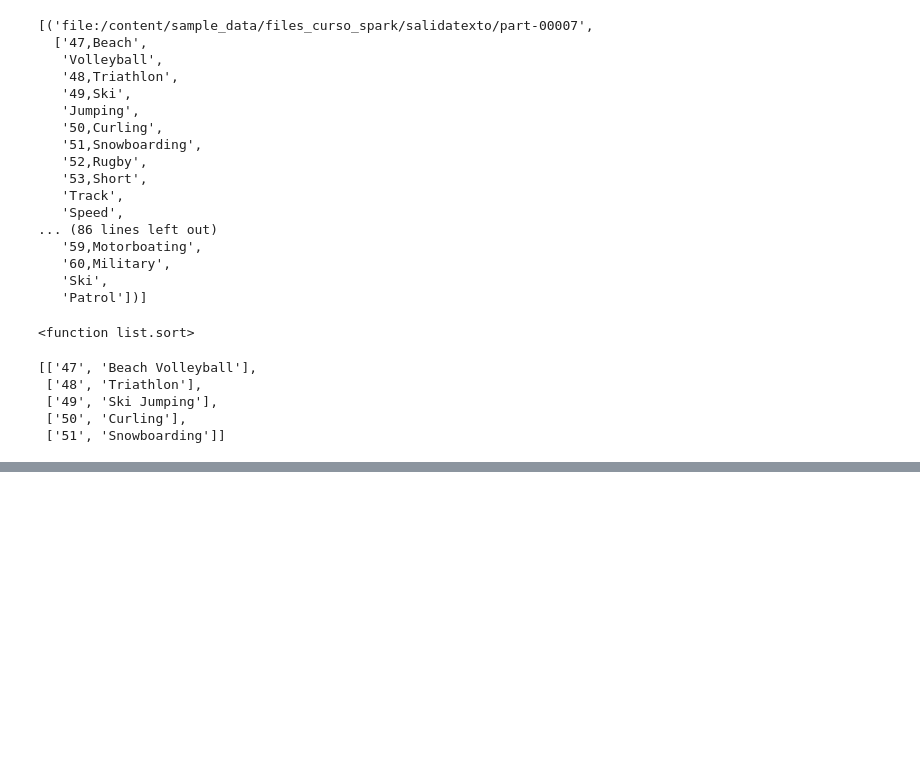
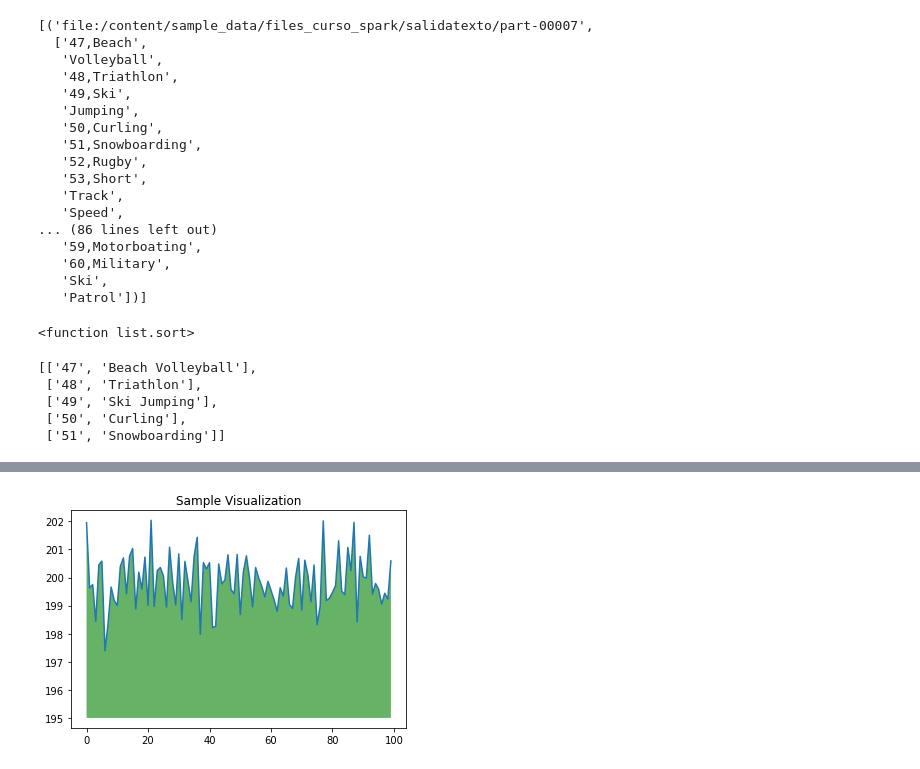
Before and after one commit to dvlpana/SparkPlatzi, a Jupyter notebook: CursoSpakPlatzi.ipynb, the cells around one changed output, grey strips where cells are left out. Saved outputs shown, nothing was run; the diff lists cells and outputs as text; code cells hidden in the pictures; blank space fills up the shorter version.

```diff
--- a/CursoSpakPlatzi.ipynb
+++ b/CursoSpakPlatzi.ipynb
@@ -1342,0 +1387,15 @@ rdd2.take(5)
+# %%
+#La celda de código de abajo utiliza NumPy para generar datos aleatorios y Matplotlib para visualizarlo
+import numpy as np
+from matplotlib import pyplot as plt
+
+ys = 200 + np.random.randn(100)
+x = [x for x in range(len(ys))]
+
+plt.plot(x, ys, '-')
+plt.fill_between(x, ys, 195, where=(ys > 195), facecolor='g', alpha=0.6)
+
+plt.title("Sample Visualization")
+plt.show()
+# %% [output]
+[figure, added]
```
Also changed, not shown: parts of 3 cells of this notebook.
